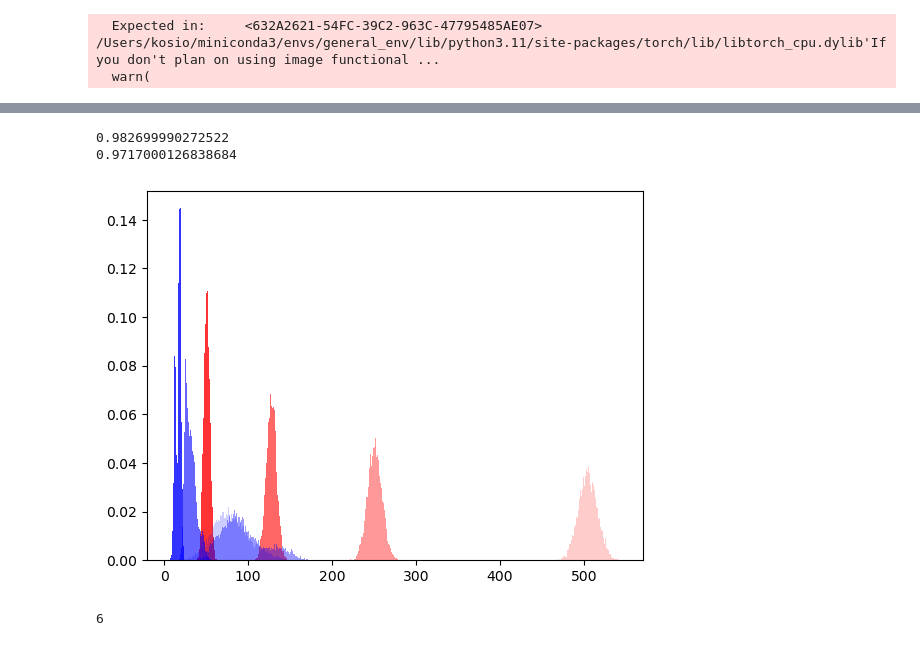
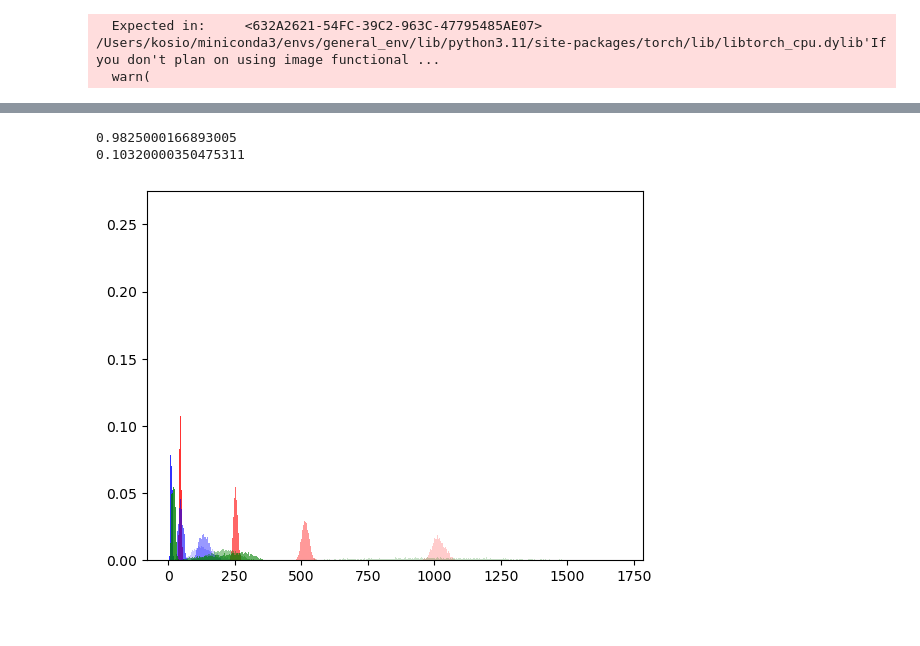
Before and after one commit to KBeshkov/top-mfld-class, a Jupyter notebook: simulations/MNIST_training.ipynb, the cells around one changed output, grey strips where cells are left out. Drawn from its saved outputs; the diff is of its cells as text; code cells hidden in the pictures.

```diff
--- a/simulations/MNIST_training.ipynb
+++ b/simulations/MNIST_training.ipynb
@@ -23,20 +23,26 @@ testloader = torch.utils.data.DataLoader(data_test, batch_size=64, shuffle=True)
   warn(
 # %%
 #output before training
+layer_sizes = [2000,1000,500,100]
+
 model = FeedforwardNetwork(input_size=data_train.data.shape[1]*data_train.data.shape[2]
-                           ,hidden_sizes=[1000,500,250,100], out_layer_sz=10, init_type='normal',
+                           ,hidden_sizes=layer_sizes, out_layer_sz=10, init_type='none',
                           mean = 0, std=0.01)
 model_pos = FeedforwardNetwork(input_size=data_train.data.shape[1]*data_train.data.shape[2]
                            ,hidden_sizes=[1000,500,250,100], out_layer_sz=10, init_type='normal',
                           mean = 0, std=0.01)
 #                          mean = 0, std=1)
-net_rank_ratio = 0.5
+net_rank_ratio = 0.1
 for layer in model_pos.layers[:-1]:
     if isinstance(layer, nn.Linear):
         R = torch.eye(layer.weight.shape[0])
         rand_inds = np.random.choice(np.arange(0,layer.weight.shape[0]),
                                      size=int(net_rank_ratio*layer.weight.shape[0]), replace=False)
         R[rand_inds,rand_inds] = -1
+        layer.weight = torch.nn.Parameter(abs(layer.weight))
+        #with torch.no_grad():
+            #layer.weight[:int(len(layer.weight))] = -layer.weight[:int(len(layer.weight))]
+            #layer.weight[:,:int(len(layer.weight.T))] = -layer.weight[:,:int(len(layer.weight.T))]
         layer.weight = torch.nn.Parameter(R@torch.abs(layer.weight))#torch.nn.Parameter(layer.weight+0.0001)#
 
 out = model(data_test.data.reshape(len(data_test.data),-1).float())
@@ -47,3 +59,8 @@ out_code_pos = [torch.sum(out_pos[i]>0,axis=1) for i in range(len(out_pos))]
+# %%
+rand_samples = 255*torch.randn(data_test.data.reshape(len(data_test.data),-1).shape)
+
+out_pre_rand = model(rand_samples)
+out_code_pre_rand = [torch.sum(out_pre_rand[i]>0,axis=1) for i in range(len(out_pre_rand))]
 # %%
 #show the PCA spectrum of the MNIST data
 from sklearn.decomposition import PCA
@@ -81,10 +98,10 @@ def train_model(model, trainloader, criterion, optimizer, num_epochs=20):
             optimizer.step()
 
             running_loss += loss.item()
-            #if i % 500 == 99:
-            #    print('[%d, %5d] loss: %.3f' % (epoch + 1, i + 1, running_loss / 500))
-            #    running_loss = 0.0
+        if epoch % 50 == 0:
+            print('[%d, %5d] loss: %.3f' % (epoch + 1, i + 1, running_loss / 500))
+            running_loss = 0.0
 
 # Train the model
 train_model(model, trainloader, criterion, optimizer)
-train_model(model_pos, trainloader, criterion, optimizer_pos)
+#train_model(model_pos, trainloader, criterion, optimizer_pos)
@@ -95,22 +114,30 @@ out_code_post = [torch.sum(out_post[i]>0,axis=1) for i in range(len(out_post))]
 
 out_post_pos = model_pos(data_test.data.reshape(len(data_test.data),-1).float())
 out_code_post_pos = [torch.sum(out_post_pos[i]>0,axis=1) for i in range(len(out_post_pos))]
+# %%
+#run model through random images to see if low ranks are placed near data samples or if in general the space is lower rank
+out_rand = model(rand_samples)
+out_code_rand = [torch.sum(out_rand[i]>0,axis=1) for i in range(len(out_rand))]
+
+out_rand_pos = model_pos(data_test.data.reshape(len(data_test.data),-1).float())
+out_code_rand_pos = [torch.sum(out_post_pos[i]>0,axis=1) for i in range(len(out_post_pos))]
 # %%
 print((sum(torch.argmax(out_post[-1],1)==data_test.targets)/len(data_test.targets)).item())
 print((sum(torch.argmax(out_post_pos[-1],1)==data_test.targets)/len(data_test.targets)).item())
 # %% [output]
-0.982699990272522
-0.9717000126838684
+0.9825000166893005
+0.10320000350475311
 # %%
 [plt.hist(out_code[i],np.linspace(torch.min(out_code[i]),torch.max(out_code[i]),
                                   torch.max(out_code[i])-torch.min(out_code[i])),
                                   color='red',alpha = i*0.2+0.2,density=True) for i in range(len(out_code)-1)]
-_ = [plt.hist(out_code_post[i],np.linspace(torch.min(out_code_post[i]),torch.max(out_code_post[i]),
+
+[plt.hist(out_code_post[i],np.linspace(torch.min(out_code_post[i]),torch.max(out_code_post[i]),
                                   torch.max(out_code_post[i])-torch.min(out_code_post[i])),
                                   color='blue',alpha = i*0.2+0.2,density=True) for i in range(len(out_code_post)-1)]
+
+_ = [plt.hist(out_code_rand[i],np.linspace(torch.min(out_code_rand[i]),torch.max(out_code_rand[i]),
+                                  torch.max(out_code_rand[i])-torch.min(out_code_rand[i])),
+                                  color='green',alpha = i*0.2+0.2,density=True) for i in range(len(out_code_rand)-1)]
 # %% [output]
-[figure, old version]
+[figure, new version]
-# %%
-np.min(out_code_post[-2].detach().numpy())
-# %% [output]
-6
```
Also changed, not shown: parts of 12 cells of this notebook, 3 other files.
